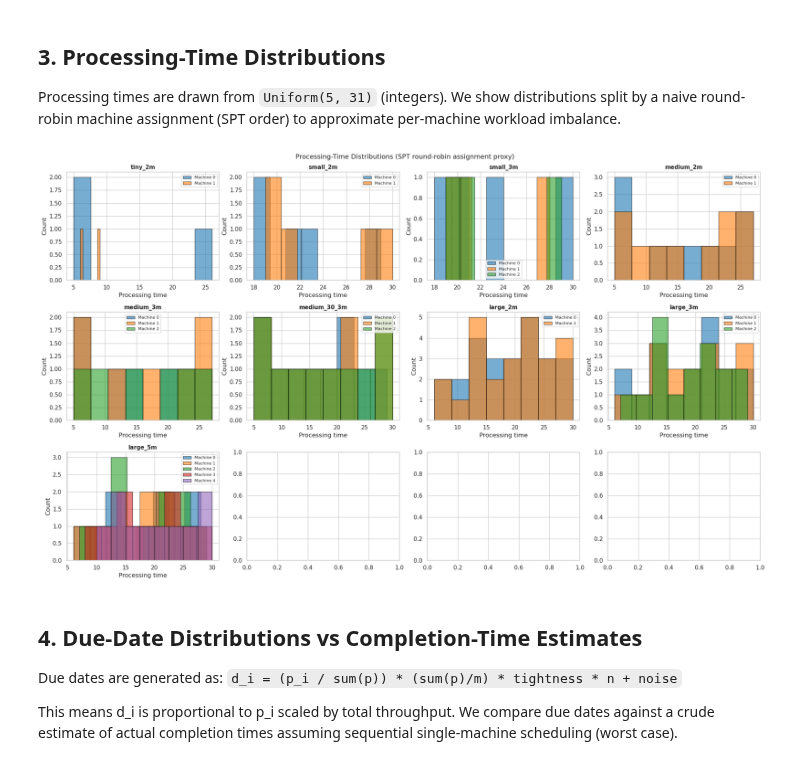
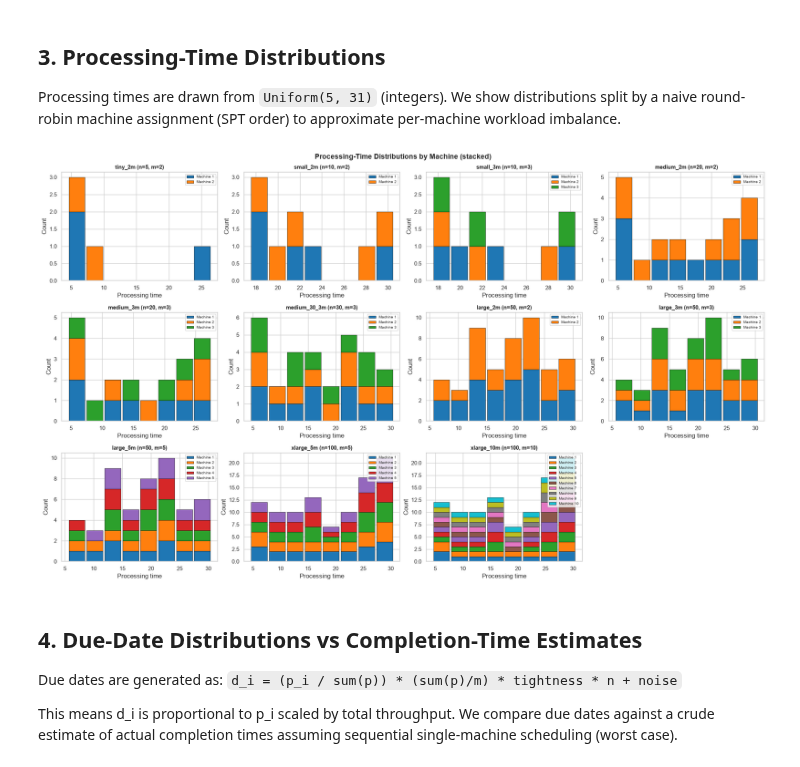
Before and after one commit to Gogula11/Dissertation, a Jupyter notebook: notebooks/01_exploration.ipynb, the cells around one changed output. Cells and saved outputs as stored; diff of their text form; code cells hidden in the pictures.

```diff
--- a/notebooks/01_exploration.ipynb
+++ b/notebooks/01_exploration.ipynb
@@ -125,35 +127,55 @@ Processing times are drawn from `Uniform(5, 31)` (integers). We show distributio
 # %%
 fig, axes = plt.subplots(3, 4, figsize=(20, 12))
 axes = axes.flatten()
+N_BINS = 8
 
 for ax, cfg in zip(axes, INSTANCE_CONFIGS):
     lbl = cfg["label"]
     inst = instances[lbl]
     n, m = inst["n"], inst["m"]
     proc = inst["proc_times"]
-    order = np.argsort(proc)  # SPT order (same as heuristics.spt)
+    order = np.argsort(proc)
 
+    # Collect per-machine processing times
     machine_loads = {k: [] for k in range(m)}
     for i, job in enumerate(order):
         machine_loads[i % m].append(proc[job])
 
+    # Build shared bin edges from all processing times
+    all_proc = proc
+    bin_edges = np.linspace(all_proc.min() - 0.5, all_proc.max() + 0.5, N_BINS + 1)
+
+    # Compute histograms per machine
+    hists = []
+    for k in range(m):
+        counts, _ = np.histogram(machine_loads[k], bins=bin_edges)
+        hists.append(counts)
+    hists = np.array(hists)  # shape (m, N_BINS)
+
+    # Plot stacked bars
+    bin_centers = 0.5 * (bin_edges[:-1] + bin_edges[1:])
+    bin_width = bin_edges[1] - bin_edges[0]
+    bottom = np.zeros(N_BINS)
     colors = sns.color_palette("tab10", m)
     for k in range(m):
-        ax.hist(machine_loads[k], bins=8, alpha=0.6,
-                label=f"Machine {k}", color=colors[k], edgecolor="black")
+        ax.bar(bin_centers, hists[k], width=bin_width * 0.9, bottom=bottom,
+               color=colors[k], edgecolor="black", linewidth=0.5, label=f"Machine {k+1}")
+        bottom += hists[k]
 
-    ax.set_title(lbl, fontsize=11, fontweight="bold")
+    ax.set_title(f"{lbl} (n={n}, m={m})", fontsize=11, fontweight="bold")
     ax.set_xlabel("Processing time")
     ax.set_ylabel("Count")
-    ax.legend(fontsize=8)
+    ax.legend(fontsize=7, loc="upper right")
 
-fig.suptitle("Processing-Time Distributions (SPT round-robin assignment proxy)",
-             fontsize=13)
+for ax in axes[len(INSTANCE_CONFIGS):]:
+    ax.set_visible(False)
+
+fig.suptitle("Processing-Time Distributions by Machine (stacked)", fontsize=14, fontweight="bold")
 plt.tight_layout()
 plt.savefig(os.path.join(root, "figures/01_proc_distributions.png"), dpi=150, bbox_inches="tight")
 plt.show()
 # %% [output]
-[figure, old version]
+[figure, new version]
 # %% [markdown]
 ## 4. Due-Date Distributions vs Completion-Time Estimates
 
```
Also changed, not shown: parts of 6 cells of this notebook, 28 other files.
